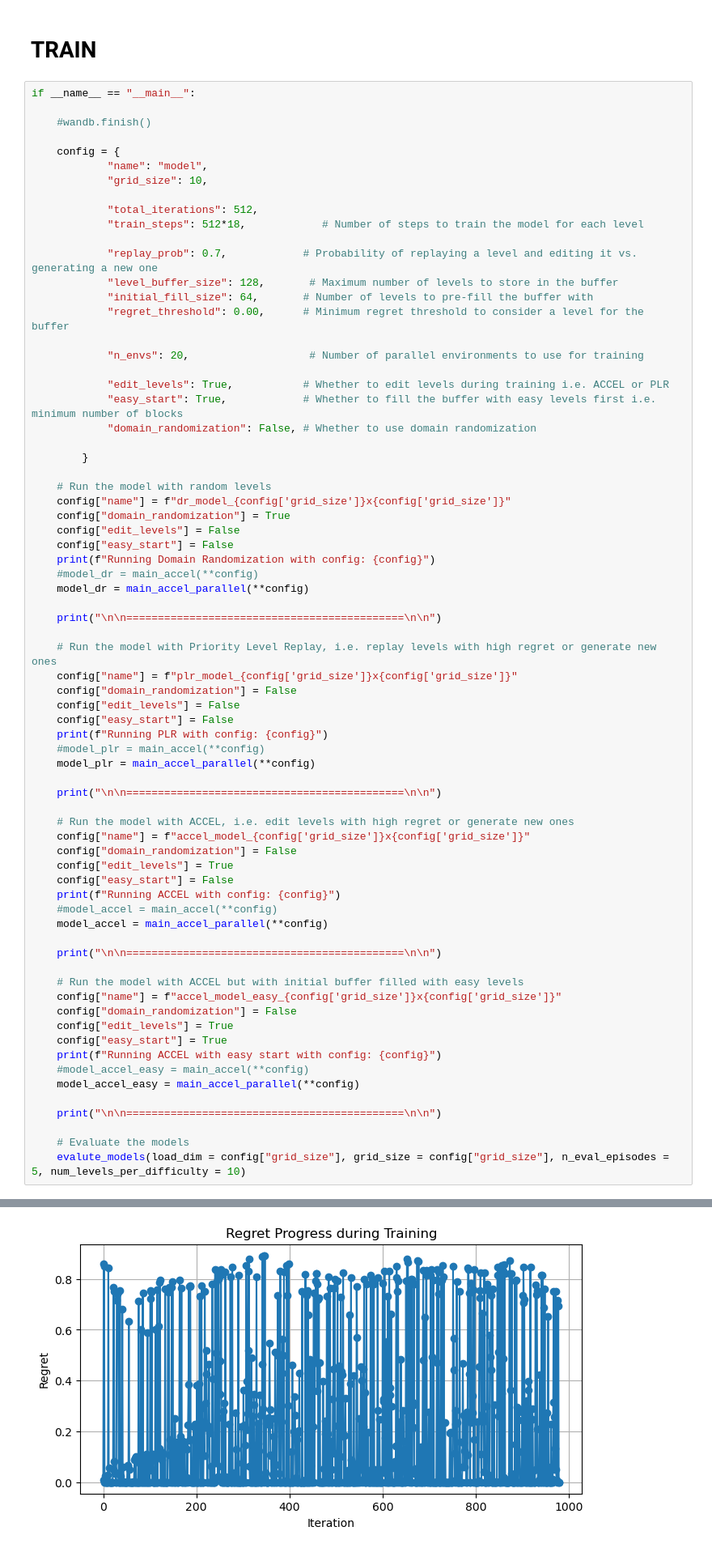
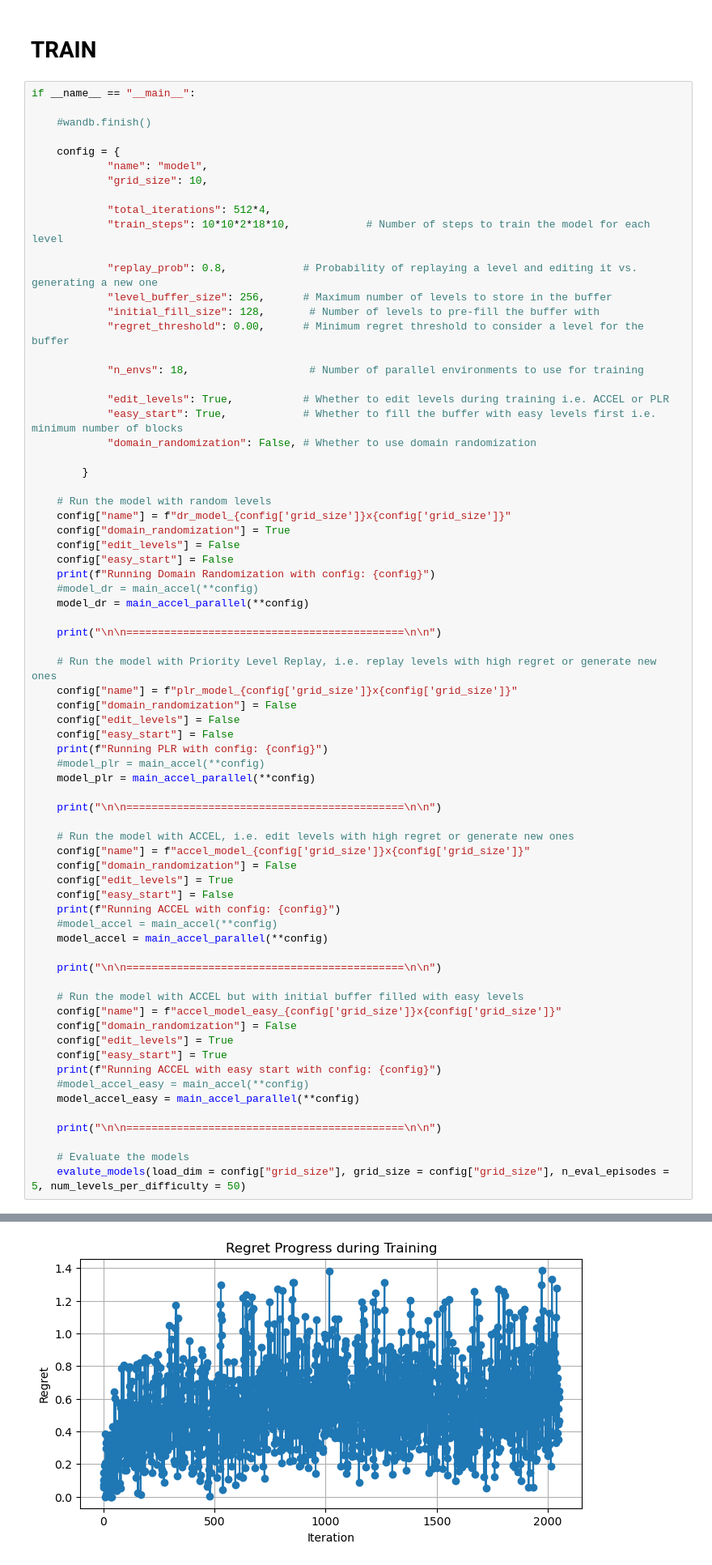
Before and after one commit to noostale/accel-adaptive-rl-env-curricula, a Jupyter notebook: accel_final.ipynb, the cells around one changed output, grey strips where cells are left out. Shown: that part at 81% size. Saved outputs shown, nothing was run; the diff lists cells and outputs as text.

```diff
--- a/accel_final.ipynb
+++ b/accel_final.ipynb
@@ -735,15 +767,15 @@ if __name__ == "__main__":
             "name": "model",
             "grid_size": 10,
 
-            "total_iterations": 512,
-            "train_steps": 512*18,            # Number of steps to train the model for each level
+            "total_iterations": 512*4,
+            "train_steps": 10*10*2*18*10,            # Number of steps to train the model for each level
 
-            "replay_prob": 0.7,            # Probability of replaying a level and editing it vs. generating a new one
-            "level_buffer_size": 128,       # Maximum number of levels to store in the buffer
-            "initial_fill_size": 64,       # Number of levels to pre-fill the buffer with
+            "replay_prob": 0.8,            # Probability of replaying a level and editing it vs. generating a new one
+            "level_buffer_size": 256,      # Maximum number of levels to store in the buffer
+            "initial_fill_size": 128,       # Number of levels to pre-fill the buffer with
             "regret_threshold": 0.00,      # Minimum regret threshold to consider a level for the buffer
 
-            "n_envs": 20,                   # Number of parallel environments to use for training
+            "n_envs": 18,                   # Number of parallel environments to use for training
 
             "edit_levels": True,           # Whether to edit levels during training i.e. ACCEL or PLR
             "easy_start": True,            # Whether to fill the buffer with easy levels first i.e. minimum number of blocks
@@ -796,5 +828,5 @@ if __name__ == "__main__":
     print("\n\n============================================\n\n")
 
     # Evaluate the models
-    evalute_models(load_dim = config["grid_size"], grid_size = config["grid_size"], n_eval_episodes = 5, num_levels_per_difficulty = 10)
+    evalute_models(load_dim = config["grid_size"], grid_size = config["grid_size"], n_eval_episodes = 5, num_levels_per_difficulty = 50)
 # %% [output]
@@ -838 +870 @@ Regret for current level is 0.00000 <= threshold 0.00000. Skipping...
-[figure, old version]
+[figure, new version]
```
Also changed, not shown: parts of 5 cells of this notebook, 12 other files.
